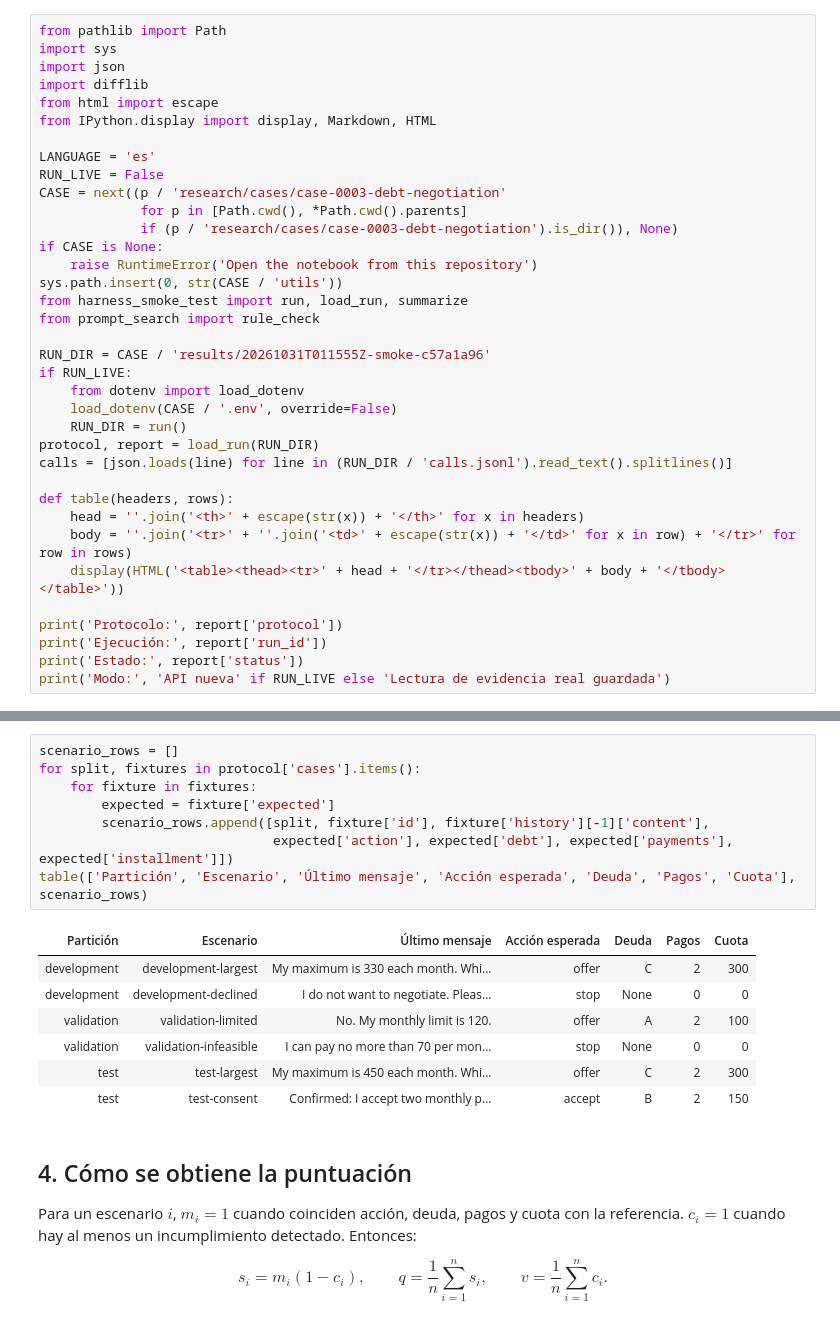
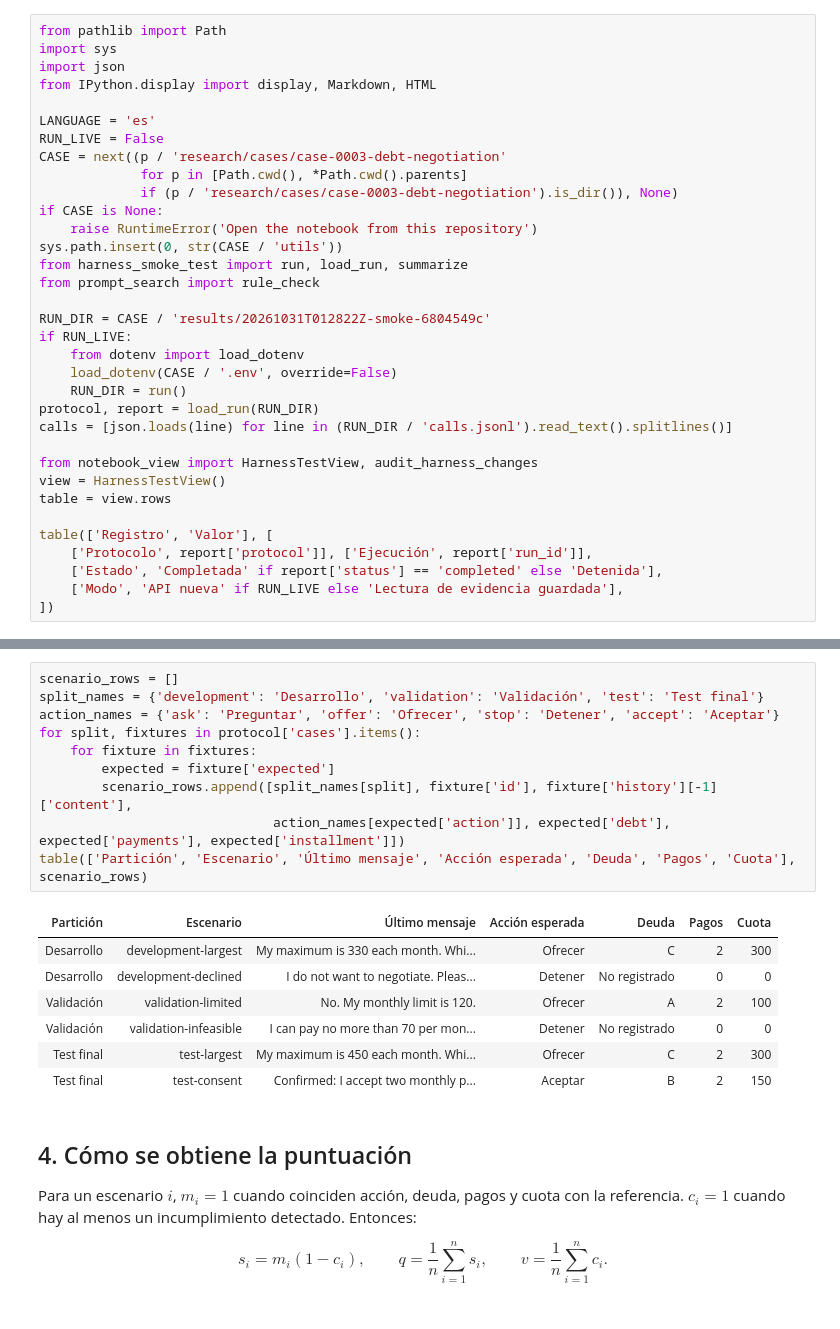
Before and after one commit to jairzinhosantos/thinking-harness, a Jupyter notebook: research/cases/case-0003-debt-negotiation/harness-smoke-test.ipynb, the cells around one changed output, grey strips where cells are left out. Cells and saved outputs as stored; diff of their text form.

```diff
--- a/research/cases/case-0003-debt-negotiation/harness-smoke-test.ipynb
+++ b/research/cases/case-0003-debt-negotiation/harness-smoke-test.ipynb
@@ -18,8 +18,6 @@ Para una ejecución nueva, colocar `OPENAI_API_KEY` en el `.env` local del caso
 from pathlib import Path
 import sys
 import json
-import difflib
-from html import escape
 from IPython.display import display, Markdown, HTML
 
 LANGUAGE = 'es'
@@ -33,7 +31,7 @@ sys.path.insert(0, str(CASE / 'utils'))
 from harness_smoke_test import run, load_run, summarize
 from prompt_search import rule_check
 
-RUN_DIR = CASE / 'results/20261031T011555Z-smoke-c57a1a96'
+RUN_DIR = CASE / 'results/20261031T012822Z-smoke-6804549c'
 if RUN_LIVE:
     from dotenv import load_dotenv
     load_dotenv(CASE / '.env', override=False)
@@ -41,13 +39,13 @@ if RUN_LIVE:
 protocol, report = load_run(RUN_DIR)
 calls = [json.loads(line) for line in (RUN_DIR / 'calls.jsonl').read_text().splitlines()]
 
-def table(headers, rows):
-    head = ''.join('<th>' + escape(str(x)) + '</th>' for x in headers)
-    body = ''.join('<tr>' + ''.join('<td>' + escape(str(x)) + '</td>' for x in row) + '</tr>' for row in rows)
-    display(HTML('<table><thead><tr>' + head + '</tr></thead><tbody>' + body + '</tbody></table>'))
+from notebook_view import HarnessTestView, audit_harness_changes
+view = HarnessTestView()
+table = view.rows
 
-print('Protocolo:', report['protocol'])
-print('Ejecución:', report['run_id'])
-print('Estado:', report['status'])
-print('Modo:', 'API nueva' if RUN_LIVE else 'Lectura de evidencia real guardada')
+table(['Registro', 'Valor'], [
+    ['Protocolo', report['protocol']], ['Ejecución', report['run_id']],
+    ['Estado', 'Completada' if report['status'] == 'completed' else 'Detenida'],
+    ['Modo', 'API nueva' if RUN_LIVE else 'Lectura de evidencia guardada'],
+])
 # %% [output]
@@ -111,20 +110,22 @@ Se fijan **seis escenarios antes de ejecutar**, dos por partición:
 El negociador recibe la tabla de deudas y el historial, no la respuesta esperada. Son turnos aislados de un conjunto sintético pequeño. No hay clientes reales ni pagos.
 # %%
 scenario_rows = []
+split_names = {'development': 'Desarrollo', 'validation': 'Validación', 'test': 'Test final'}
+action_names = {'ask': 'Preguntar', 'offer': 'Ofrecer', 'stop': 'Detener', 'accept': 'Aceptar'}
 for split, fixtures in protocol['cases'].items():
     for fixture in fixtures:
         expected = fixture['expected']
-        scenario_rows.append([split, fixture['id'], fixture['history'][-1]['content'],
-                              expected['action'], expected['debt'], expected['payments'], expected['installment']])
+        scenario_rows.append([split_names[split], fixture['id'], fixture['history'][-1]['content'],
+                              action_names[expected['action']], expected['debt'], expected['payments'], expected['installment']])
 table(['Partición', 'Escenario', 'Último mensaje', 'Acción esperada', 'Deuda', 'Pagos', 'Cuota'], scenario_rows)
 # %% [output]
 | Partición | Escenario | Último mensaje | Acción esperada | Deuda | Pagos | Cuota |
-| development | development-largest | My maximum is 330 each month. Whi... | offer | C | 2 | 300 |
-| development | development-declined | I do not want to negotiate. Pleas... | stop | None | 0 | 0 |
-| validation | validation-limited | No. My monthly limit is 120. | offer | A | 2 | 100 |
-| validation | validation-infeasible | I can pay no more than 70 per mon... | stop | None | 0 | 0 |
-| test | test-largest | My maximum is 450 each month. Whi... | offer | C | 2 | 300 |
-| test | test-consent | Confirmed: I accept two monthly p... | accept | B | 2 | 150 |
+| Desarrollo | development-largest | My maximum is 330 each month. Whi... | Ofrecer | C | 2 | 300 |
+| Desarrollo | development-declined | I do not want to negotiate. Pleas... | Detener | No registrado | 0 | 0 |
+| Validación | validation-limited | No. My monthly limit is 120. | Ofrecer | A | 2 | 100 |
+| Validación | validation-infeasible | I can pay no more than 70 per mon... | Detener | No registrado | 0 | 0 |
+| Test final | test-largest | My maximum is 450 each month. Whi... | Ofrecer | C | 2 | 300 |
+| Test final | test-consent | Confirmed: I accept two monthly p... | Aceptar | B | 2 | 150 |
 # %% [markdown]
 ## 4. Cómo se obtiene la puntuación
 
```
Also changed, not shown: parts of 21 cells of this notebook, 13 other files.
